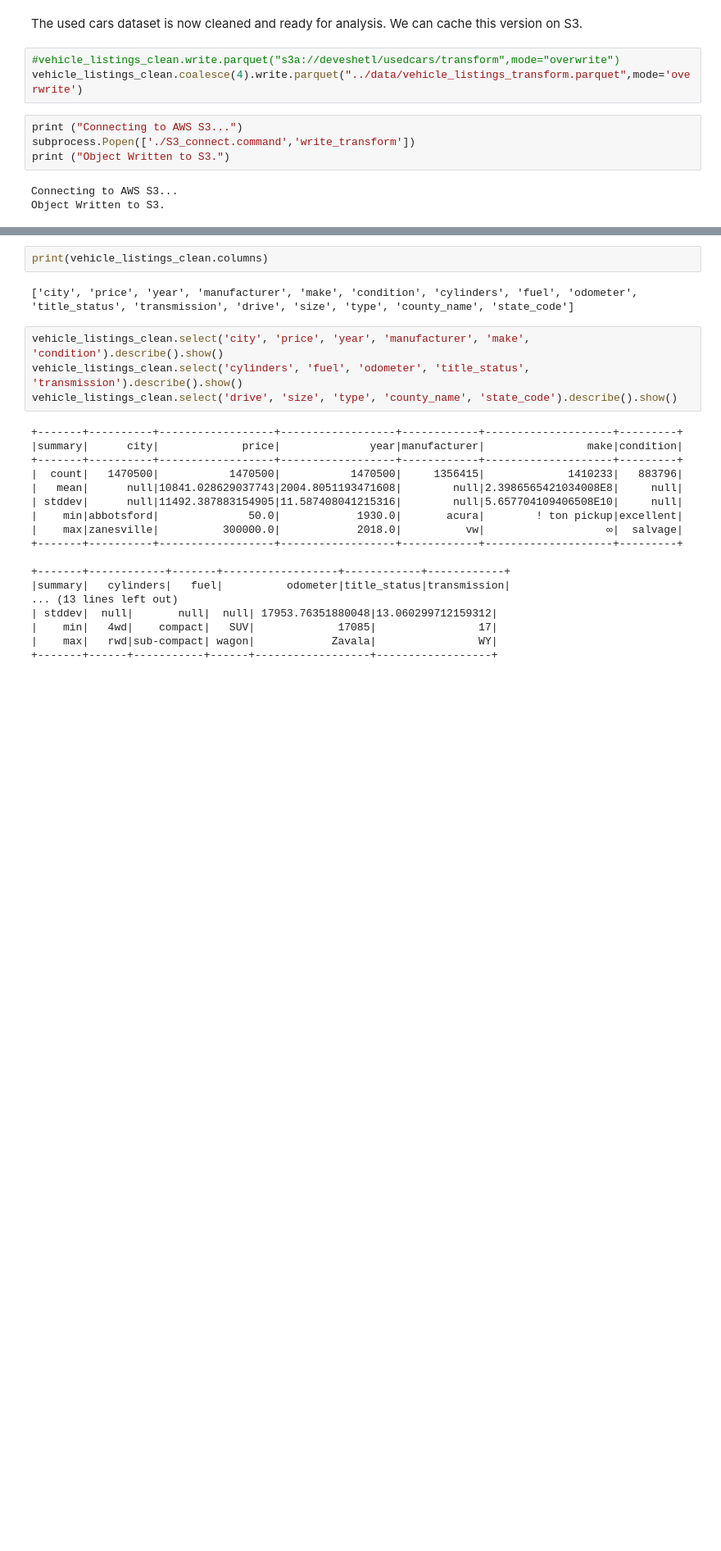
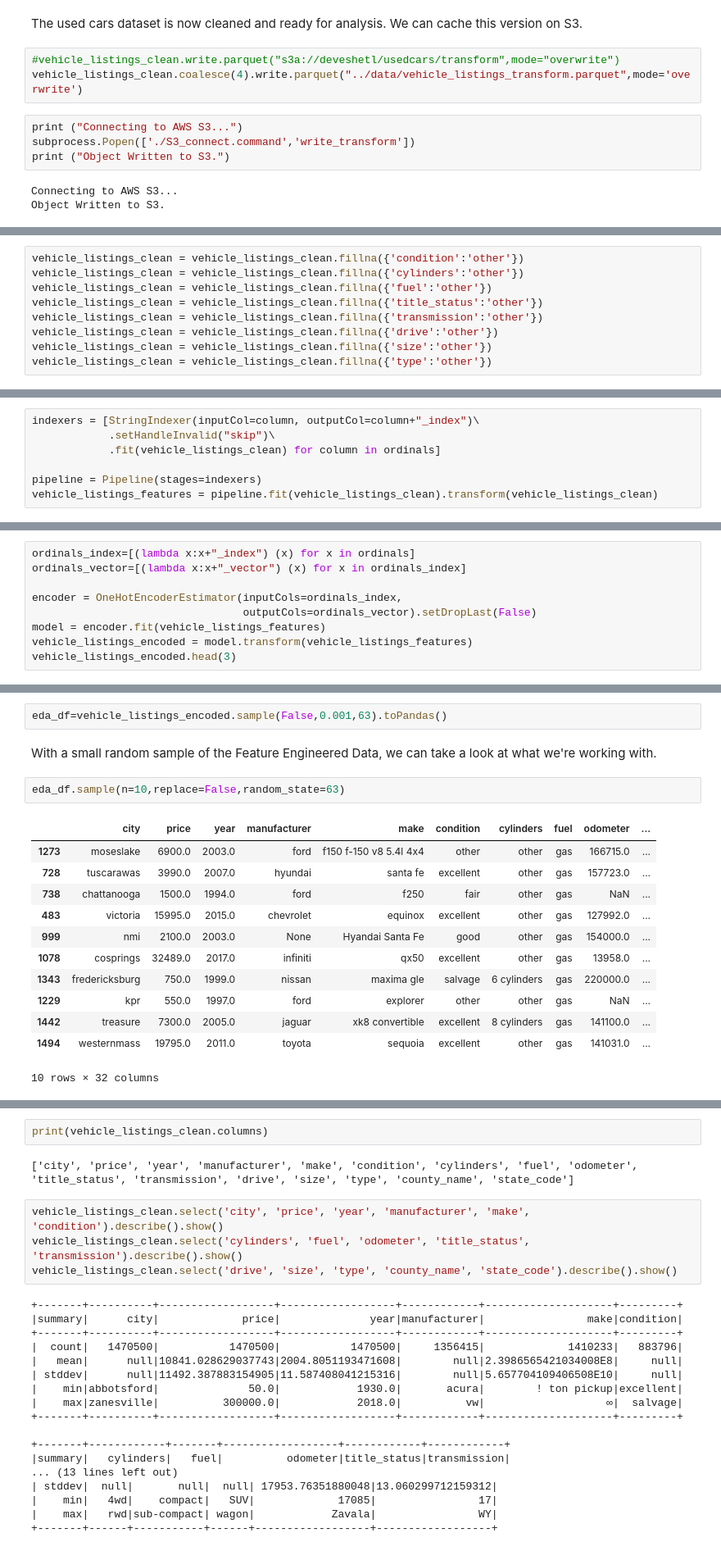
Before and after one commit to Technocolabs100/Car-Price-Prediction, a Jupyter notebook: ETL/PySpark Vehicles.ipynb, the cells around one changed output, grey strips where cells are left out. Shown at 82% size. Drawn from its saved outputs; the diff is of its cells as text; blank space fills up the shorter version.

Commit message:
Edited Transform

```diff
--- a/ETL/PySpark Vehicles.ipynb
+++ b/ETL/PySpark Vehicles.ipynb
@@ -830,0 +861,9 @@ Object Written to S3.
+# %%
+vehicle_listings_clean = vehicle_listings_clean.fillna({'condition':'other'})
+vehicle_listings_clean = vehicle_listings_clean.fillna({'cylinders':'other'})
+vehicle_listings_clean = vehicle_listings_clean.fillna({'fuel':'other'})
+vehicle_listings_clean = vehicle_listings_clean.fillna({'title_status':'other'})
+vehicle_listings_clean = vehicle_listings_clean.fillna({'transmission':'other'})
+vehicle_listings_clean = vehicle_listings_clean.fillna({'drive':'other'})
+vehicle_listings_clean = vehicle_listings_clean.fillna({'size':'other'})
+vehicle_listings_clean = vehicle_listings_clean.fillna({'type':'other'})
@@ -830,0 +874,7 @@ Object Written to S3.
+# %%
+indexers = [StringIndexer(inputCol=column, outputCol=column+"_index")\
+            .setHandleInvalid("skip")\
+            .fit(vehicle_listings_clean) for column in ordinals]
+
+pipeline = Pipeline(stages=indexers)
+vehicle_listings_features = pipeline.fit(vehicle_listings_clean).transform(vehicle_listings_clean)
@@ -830,0 +915,9 @@ Object Written to S3.
+# %%
+ordinals_index=[(lambda x:x+"_index") (x) for x in ordinals]
+ordinals_vector=[(lambda x:x+"_vector") (x) for x in ordinals_index]
+
+encoder = OneHotEncoderEstimator(inputCols=ordinals_index,
+                                 outputCols=ordinals_vector).setDropLast(False)
+model = encoder.fit(vehicle_listings_features)
+vehicle_listings_encoded = model.transform(vehicle_listings_features)
+vehicle_listings_encoded.head(3)
@@ -830,0 +958,19 @@ Object Written to S3.
+# %%
+eda_df=vehicle_listings_encoded.sample(False,0.001,63).toPandas()
+# %% [markdown]
+With a small random sample of the Feature Engineered Data, we can take a look at what we're working with.
+# %%
+eda_df.sample(n=10,replace=False,random_state=63)
+# %% [output]
+|  | city | price | year | manufacturer | make | condition | cylinders | fuel | odometer | ... |
+| 1273 | moseslake | 6900.0 | 2003.0 | ford | f150 f-150 v8 5.4l 4x4 | other | other | gas | 166715.0 | ... |
+| 728 | tuscarawas | 3990.0 | 2007.0 | hyundai | santa fe | excellent | other | gas | 157723.0 | ... |
+| 738 | chattanooga | 1500.0 | 1994.0 | ford | f250 | fair | other | gas | NaN | ... |
+| 483 | victoria | 15995.0 | 2015.0 | chevrolet | equinox | excellent | other | gas | 127992.0 | ... |
+| 999 | nmi | 2100.0 | 2003.0 | None | Hyandai Santa Fe | good | other | gas | 154000.0 | ... |
+| 1078 | cosprings | 32489.0 | 2017.0 | infiniti | qx50 | excellent | other | gas | 13958.0 | ... |
+| 1343 | fredericksburg | 750.0 | 1999.0 | nissan | maxima gle | salvage | 6 cylinders | gas | 220000.0 | ... |
+| 1229 | kpr | 550.0 | 1997.0 | ford | explorer | other | other | gas | NaN | ... |
+| 1442 | treasure | 7300.0 | 2005.0 | jaguar | xk8 convertible | excellent | 8 cylinders | gas | 141100.0 | ... |
+| 1494 | westernmass | 19795.0 | 2011.0 | toyota | sequoia | excellent | other | gas | 141031.0 | ... |
+10 rows × 32 columns
```
Also changed, not shown: parts of 37 cells of this notebook, 54 other files.
